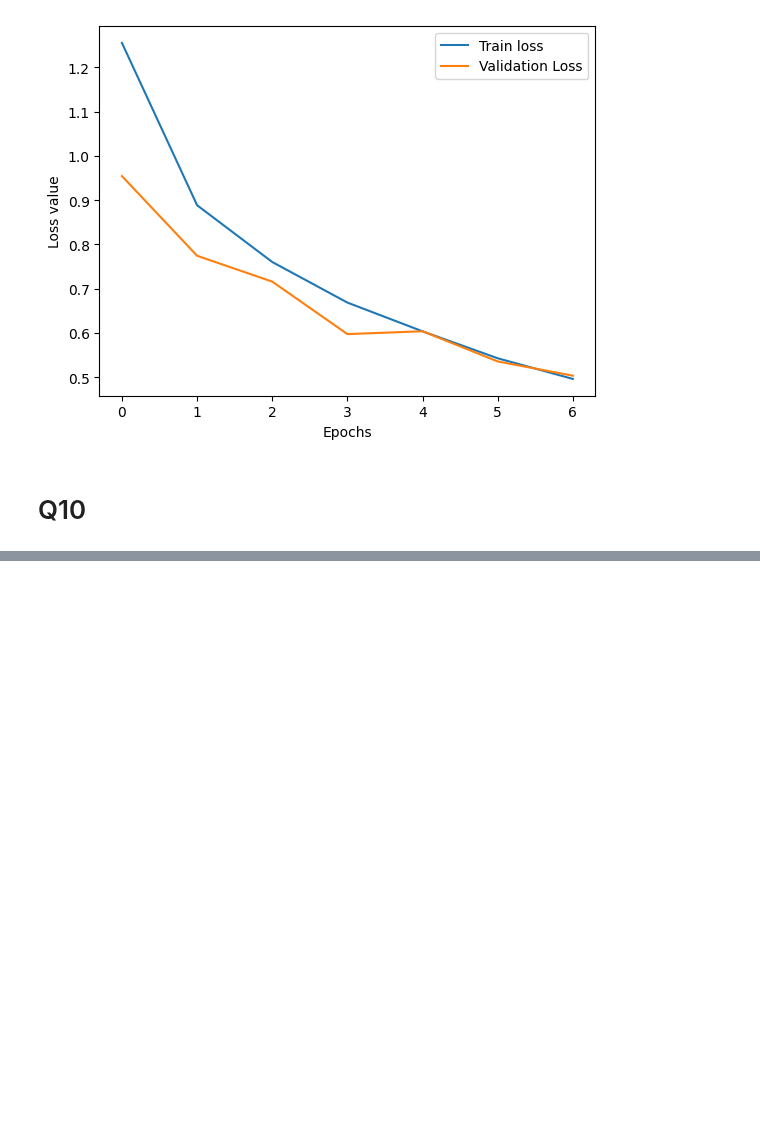
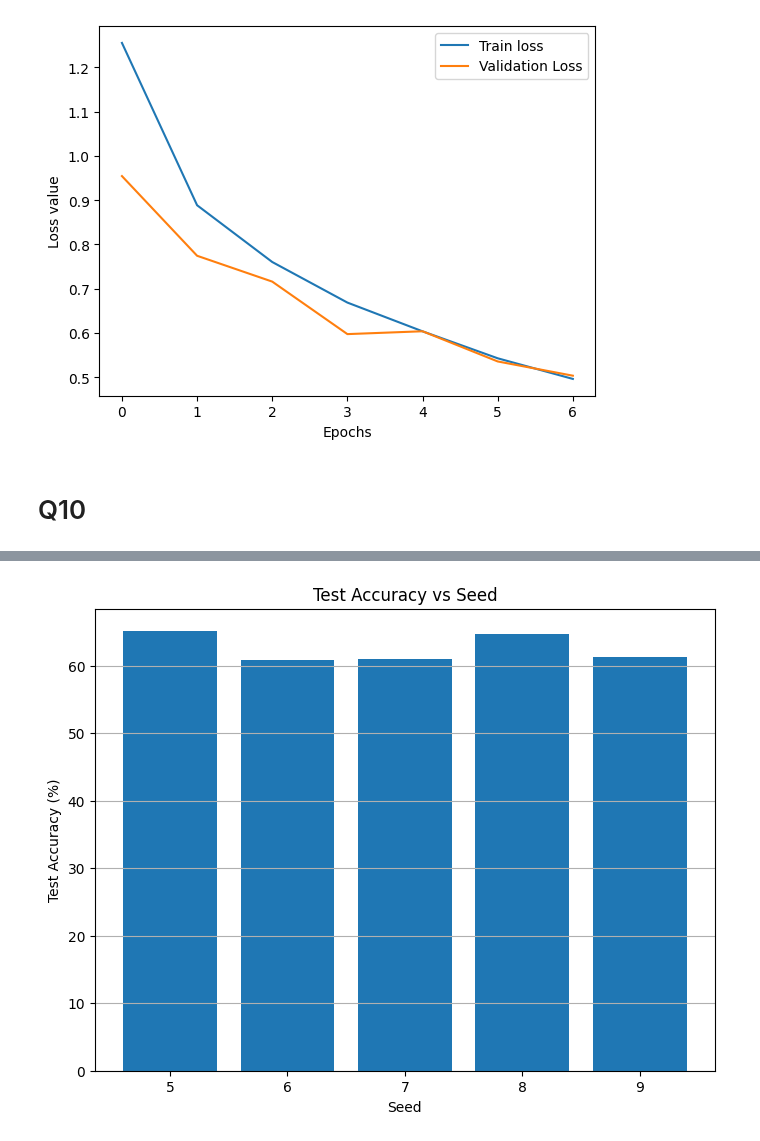
Before and after one commit to dami013/DeepLearning, a Jupyter notebook: assignment2/damiano-ficara.ipynb, the cells around one changed output, grey strips where cells are left out. Saved outputs shown, nothing was run; the diff lists cells and outputs as text; code cells hidden in the pictures; blank space fills up the shorter version.

```diff
--- a/assignment2/damiano-ficara.ipynb
+++ b/assignment2/damiano-ficara.ipynb
@@ -498,3 +498,87 @@ plt.show()
 [figure]
 # %% [markdown]
 # Q10
+# %%
+
+DEVICE = torch.device('cuda' if torch.cuda.is_available() else 'mps'
+                     if torch.backends.mps.is_available() else 'cpu')
+print("Working on", DEVICE)
+
+test_accuracies = []  # To store test accuracies for each seed
+
+for seed in range(5, 10):
+    torch.manual_seed(seed)
+    print("\nSeed equal to", torch.random.initial_seed())
+
+    # Initialize model and optimizer for each seed
+    model = CCNSuperSayan()
+    model = model.to(DEVICE)
+    learning_rate = 0.032
+    optimizer = optim.SGD(model.parameters(), lr=learning_rate)
+    loss_fn = nn.CrossEntropyLoss()
+
+    # Training loop
+    n_epochs = 4
+    train_loss_list = []
+    validation_loss_list = []
+
+    for epoch in range(n_epochs):
+        # Training phase
+        loss_train = 0
+        for data, target in trainloader:
+            model.train()
+            data, target = data.to(DEVICE), target.to(DEVICE)
+            optimizer.zero_grad()
+            output = model(data)
+            loss = loss_fn(output, target)
+            loss_train += loss.item()
+            loss.backward()
+            optimizer.step()
+
+        loss_train = loss_train / len(trainloader)
+        train_loss_list.append(loss_train)
+
+        # Validation phase
+        with torch.no_grad():
+            model.eval()
+            for data, target in validloader:  # Just one batch
+                data, target = data.to(DEVICE), target.to(DEVICE)
+                output = model(data)
+                validation_loss = loss_fn(output, target).item()
+                print(f"Epoch {epoch + 1}: Train loss: {loss_train:.4f}, "
+                      f"Validation loss: {validation_loss:.4f}")
+                validation_loss_list.append(validation_loss)
+
+    # Evaluate on test set after training
+    model.eval()
+    correct = 0
+    total = 0
+    with torch.no_grad():
+        for data, target in testloader:
+            data, target = data.to(DEVICE), target.to(DEVICE)
+            outputs = model(data)
+            _, predicted = torch.max(outputs.data, 1)
+            total += target.size(0)
+            correct += (predicted == target).sum().item()
+
+    test_accuracy = 100 * correct / total
+    test_accuracies.append(test_accuracy)
+    print(f"Final Test Accuracy for seed {seed}: {test_accuracy:.2f}%")
+
+# Print summary statistics
+mean_accuracy = np.mean(test_accuracies)
+std_accuracy = np.std(test_accuracies)
+print("\nSummary of Test Accuracies:")
+print(f"Mean Accuracy: {mean_accuracy:.2f}% ± {std_accuracy:.2f}%")
+for seed, acc in zip(range(5, 10), test_accuracies):
+    print(f"Seed {seed}: {acc:.2f}%")
+
+# Visualize results
+plt.figure(figsize=(8, 6))
+plt.bar(range(5, 10), test_accuracies)
+plt.xlabel('Seed')
+plt.ylabel('Test Accuracy (%)')
+plt.title('Test Accuracy vs Seed')
+plt.grid(True, axis='y')
+plt.show()
+# %% [output]
@@ -500,0 +630 @@ plt.show()
+[figure, added]
```
Also changed, not shown: parts of 1 cell of this notebook.
